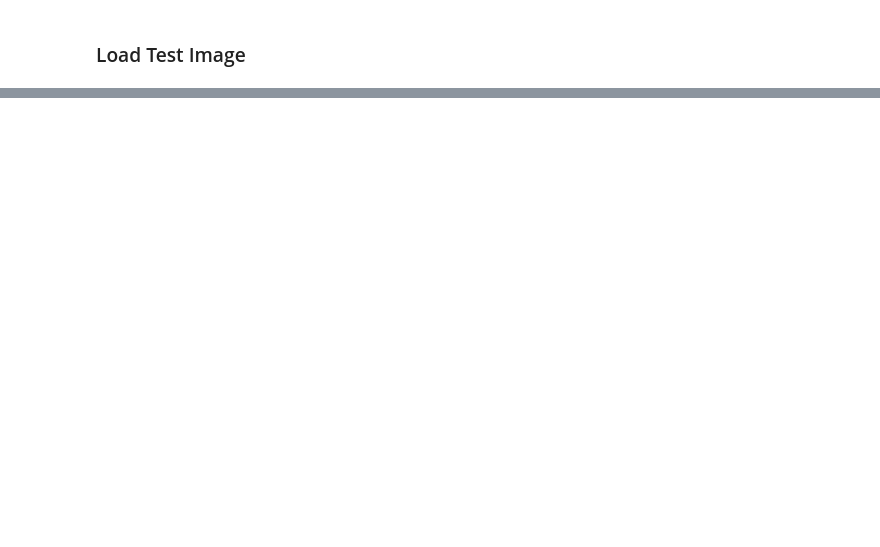
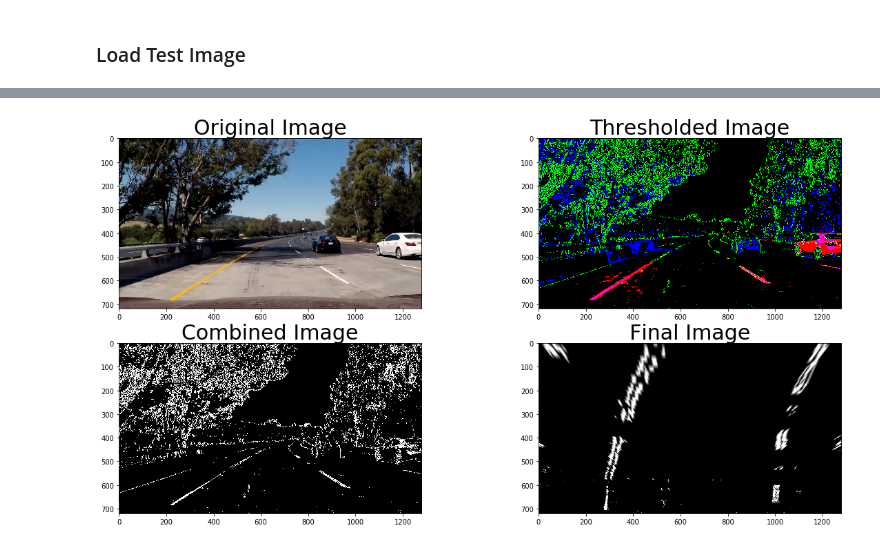
Before and after one commit to Maesla/Advanced-Lane-Lines, a Jupyter notebook: advance_lane_lines.ipynb, the cells around one changed output, grey strips where cells are left out. Saved outputs shown, nothing was run; the diff lists cells and outputs as text; code cells hidden in the pictures; blank space fills up the shorter version.

```diff
--- a/advance_lane_lines.ipynb
+++ b/advance_lane_lines.ipynb
@@ -261,0 +311,92 @@ plot_image(7,perspective_trasformed, 'Transformed', mode = 'GRAY')
+# %%
+import numpy as np
+import cv2
+import matplotlib.pyplot as plt
+import matplotlib.image as mpimg
+
+def image_preprocess(img, camera_matrix, distortion_coeffs, M, image_size):
+    undistorted_img = undistort_image(test_image, camera_matrix, distortion_coeffs)
+    thresholded_image, binary = pipeline(img, s_thresh=(200, 255), r_thresh = (200, 255), sx_thresh=(20, 100))
+    perspective_trasformed = perspective_transform(binary, src, dest, M, image_size)
+    return perspective_trasformed
+
+def pipeline(img, s_thresh=(170, 255), r_thresh = (200, 255), sx_thresh=(20, 100)):
+    img = np.copy(img)
+    # Convert to HSV color space and separate the V channel
+    hsv = cv2.cvtColor(img, cv2.COLOR_RGB2HLS).astype(np.float)
+    l_channel = hsv[:,:,1]
+    s_channel = hsv[:,:,2]
+
+    r_channel = img[:,:,0]
+
+    # Sobel x
+    sobelx = cv2.Sobel(l_channel, cv2.CV_64F, 1, 0) # Take the derivative in x
+    abs_sobelx = np.absolute(sobelx) # Absolute x derivative to accentuate lines away from horizontal
+    scaled_sobel = np.uint8(255*abs_sobelx/np.max(abs_sobelx))
+
+    # Threshold x gradient
+    sxbinary = np.zeros_like(scaled_sobel)
+    sxbinary[(scaled_sobel >= sx_thresh[0]) & (scaled_sobel <= sx_thresh[1])] = 1
+
+    # Threshold color channel
+    s_binary = np.zeros_like(s_channel)
+    s_binary[(s_channel >= s_thresh[0]) & (s_channel <= s_thresh[1])] = 1
+
+    r_binary = np.zeros_like(r_channel)
+    r_binary[(r_channel >= r_thresh[0]) & (r_channel <= r_thresh[1])] = 1
+
+    #color_binary = np.dstack(( np.zeros_like(sxbinary), sxbinary, s_binary))
+    color_binary = np.dstack((r_binary, sxbinary, s_binary))
+
+
+    combined = np.zeros_like(s_binary)
+    #combined[((gradx == 1) & (grady == 1)) | ((mag_binary == 1) & (dir_binary == 1))] = 1
+    #combined[((gradx == 1) & (grady == 1)) & ((mag_binary == 1) & (dir_binary == 1))] = 1
+    combined[((sxbinary == 1) | ((s_binary == 1) & (r_binary == 1)))] = 1
+
+    return color_binary, combined
+
+test_image_folder = './test_images'
+test_image_path = test_image_folder + '/test5.jpg'
+test_image = mpimg.imread(test_image_path)
+
+calibration_folder = './camera_cal'
+pickle_path = calibration_folder + '/wide_dist_pickle.p'
+dist_pickle = pickle.load( open( pickle_path, "rb" ) )
+mtx = dist_pickle["mtx"]
+dist = dist_pickle["dist"]
+
+src = np.float32(p)
+bottom_left = src[0]
+bottom_right = src[1]
+top_left = src[2]
+top_right = src[3]
+
+new_bottom_left = [300,bottom_left[1]]
+new_bottom_right = [1000,bottom_right[1]]
+new_top_left = [300,0]
+new_top_right = [1000,0]
+
+dest = []
+dest.append(new_bottom_left)
+dest.append(new_bottom_right)
+dest.append(new_top_left)
+dest.append(new_top_right)
+dest = np.float32(dest)
+
+M = cv2.getPerspectiveTransform(src, dest)
+img_size = (test_image.shape[1], test_image.shape[0])
+
+result, result_binary = pipeline(test_image, s_thresh=(200, 255), r_thresh = (200, 255), sx_thresh=(20, 100))
+final_result = image_preprocess(test_image, mtx, dist, M, img_size)
+
+f, ((ax1, ax2), (ax3, ax4)) = plt.subplots(2, 2, figsize=(20,10))
+ax1.imshow(test_image)
+ax1.set_title('Original Image', fontsize=30)
+ax2.imshow(result)
+ax2.set_title('Thresholded Image', fontsize=30)
+ax3.imshow(result_binary, cmap = 'gray')
+ax3.set_title('Combined Image', fontsize=30)
+ax4.imshow(final_result, cmap = 'gray')
+ax4.set_title('Final Image', fontsize=30)
+# %% [output]
@@ -261,0 +404 @@ plot_image(7,perspective_trasformed, 'Transformed', mode = 'GRAY')
+[figure, added]
```
Also changed, not shown: parts of 8 cells of this notebook, 1 other file.
